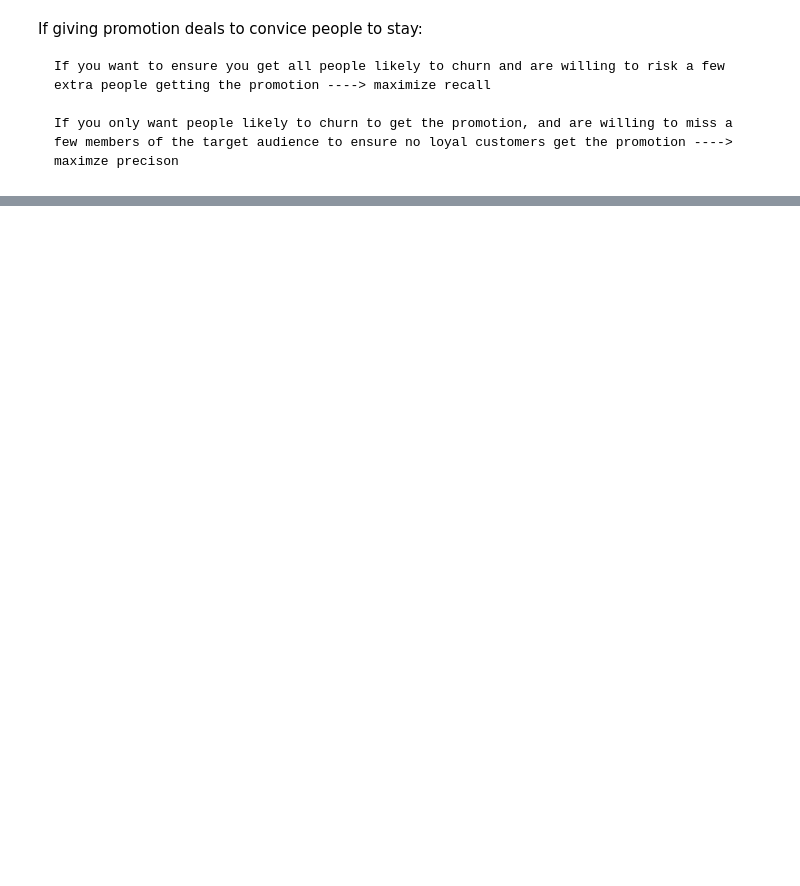
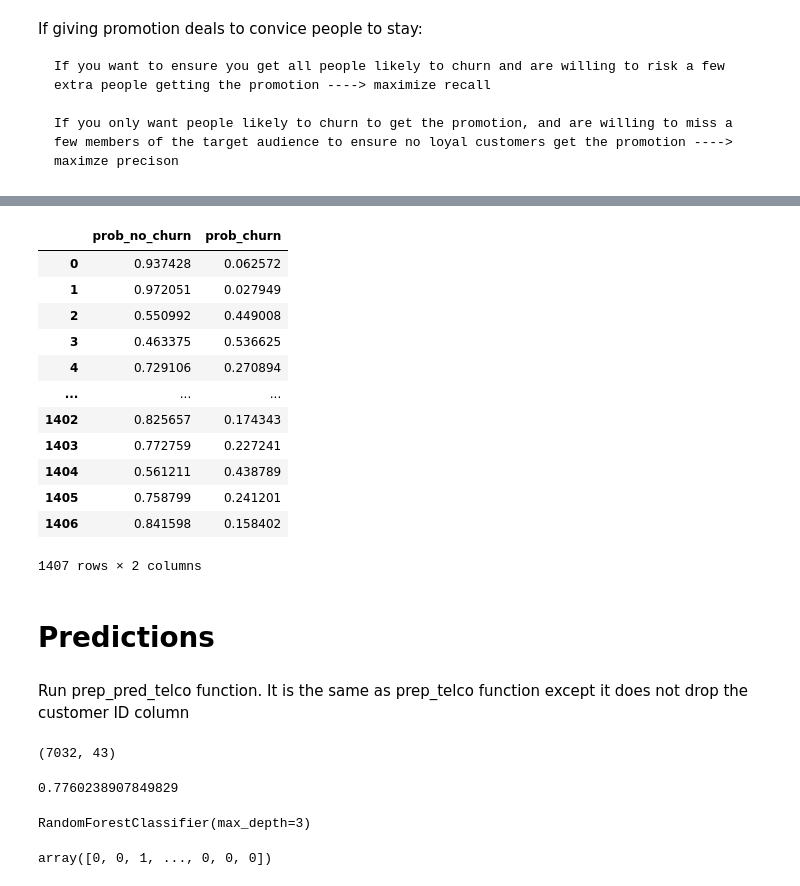
Before and after one commit to Jgardin875/Telco_Churn_Analysis, a Jupyter notebook: Report.ipynb, the cells around one changed output, grey strips where cells are left out. Cells and saved outputs as stored; diff of their text form; code cells hidden in the pictures; blank space fills up the shorter version.

```diff
--- a/Report.ipynb
+++ b/Report.ipynb
@@ -795,0 +853,2 @@ If giving promotion deals to convice people to stay:
+# %%
+rf.fit(xvar_test, yvar_test)
@@ -795,0 +862,3 @@ If giving promotion deals to convice people to stay:
+# %%
+y_pred_proba = rf.predict_proba(xvar_test)
+y_pred_proba
@@ -795,0 +887,4 @@ If giving promotion deals to convice people to stay:
+# %%
+prob = pd.DataFrame(y_pred_proba)
+# %%
+prob.rename(columns = {0: 'prob_no_churn', 1: 'prob_churn'}, inplace = True)
@@ -795,0 +907,20 @@ If giving promotion deals to convice people to stay:
+# %%
+prob
+# %% [output]
+|  | prob_no_churn | prob_churn |
+| 0 | 0.937428 | 0.062572 |
+| 1 | 0.972051 | 0.027949 |
+| 2 | 0.550992 | 0.449008 |
+| 3 | 0.463375 | 0.536625 |
+| 4 | 0.729106 | 0.270894 |
+| ... | ... | ... |
+| 1402 | 0.825657 | 0.174343 |
+| 1403 | 0.772759 | 0.227241 |
+| 1404 | 0.561211 | 0.438789 |
+| 1405 | 0.758799 | 0.241201 |
+| 1406 | 0.841598 | 0.158402 |
+1407 rows × 2 columns
+# %% [markdown]
+# Predictions
+# %% [markdown]
+Run prep_pred_telco function. It is the same as prep_telco function except it does not drop the customer ID column
@@ -795,0 +931,4 @@ If giving promotion deals to convice people to stay:
+# %%
+df.shape
+# %% [output]
+(7032, 43)
@@ -795,0 +948,14 @@ If giving promotion deals to convice people to stay:
+# %%
+
+# Make the model
+tree = RandomForestClassifier(max_depth=3)
+
+# Fit the model on training set
+tree = tree.fit(xvar_data, yvar_data)
+
+# Evaluate the model's performance
+sample_accuracy = tree.score(xvar_data, yvar_data)
+
+sample_accuracy
+# %% [output]
+0.7760238907849829
@@ -795,0 +964,9 @@ If giving promotion deals to convice people to stay:
+# %%
+rf.fit(xvar_data, yvar_data)
+# %% [output]
+RandomForestClassifier(max_depth=3)
+# %%
+y_predictions = rf.predict(xvar_data)
+y_predictions
+# %% [output]
+array([0, 0, 1, ..., 0, 0, 0])
```
Also changed, not shown: parts of 66 cells of this notebook, 3 other files.
